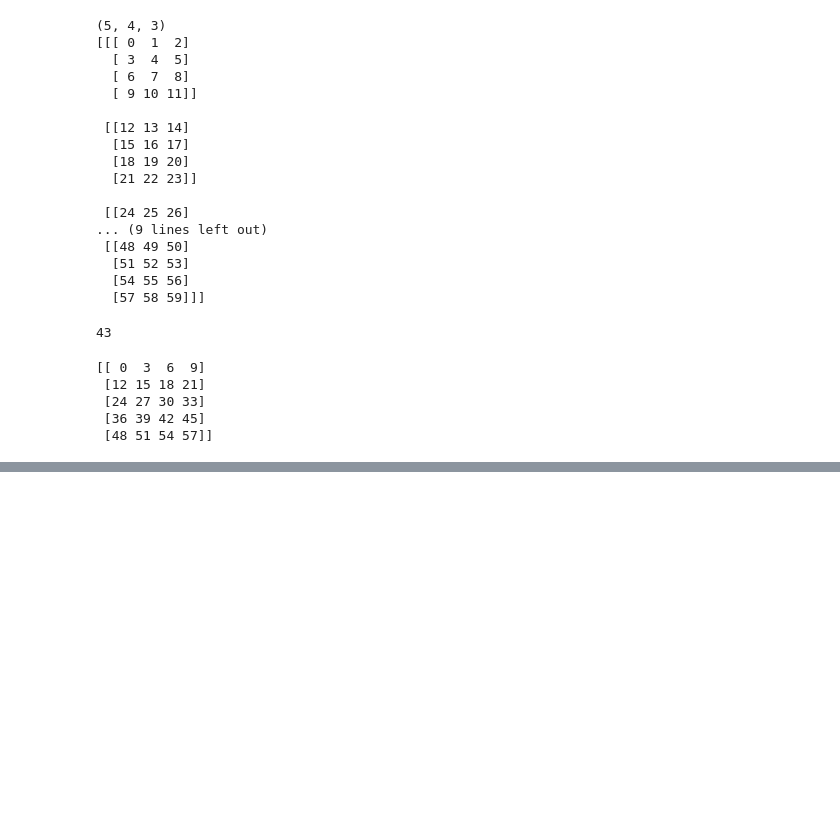
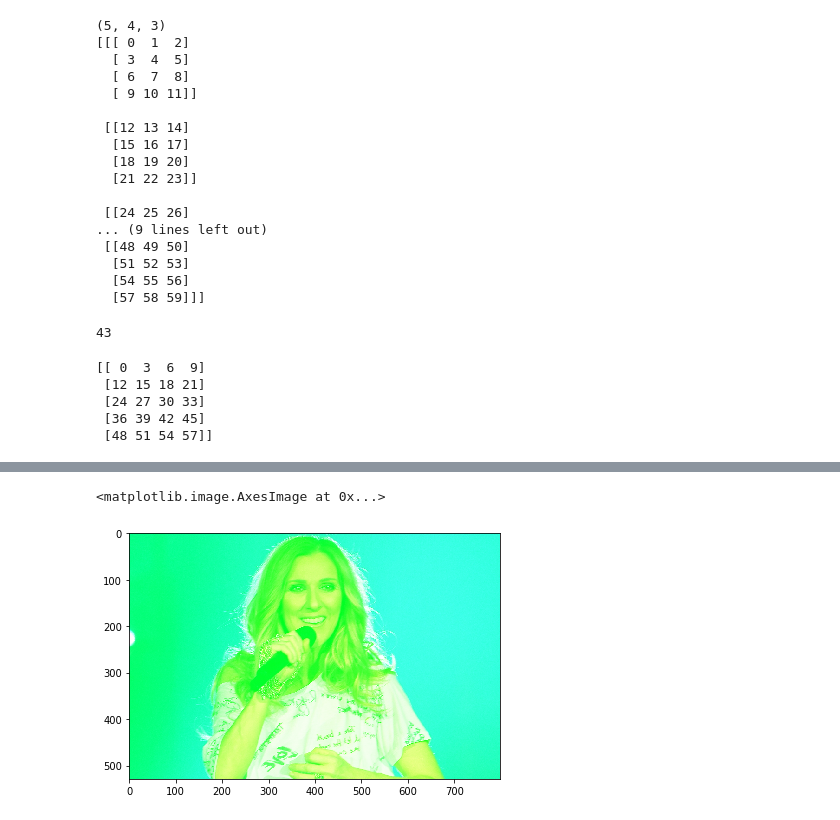
Before and after one commit to amicuscertus/Colab001, a Jupyter notebook: colon001.ipynb, the cells around one changed output, grey strips where cells are left out. Saved outputs shown, nothing was run; the diff lists cells and outputs as text; code cells hidden in the pictures; blank space fills up the shorter version.

```diff
--- a/colon001.ipynb
+++ b/colon001.ipynb
@@ -152,0 +171,7 @@ print(e[:,:,0])
+# %%
+img2 = img.copy()
+img2[:,:,1] = 255
+io.imshow(img2)
+# %% [output]
+<matplotlib.image.AxesImage at 0x...>
+[figure, added]
```
Also changed, not shown: parts of 5 cells of this notebook.
